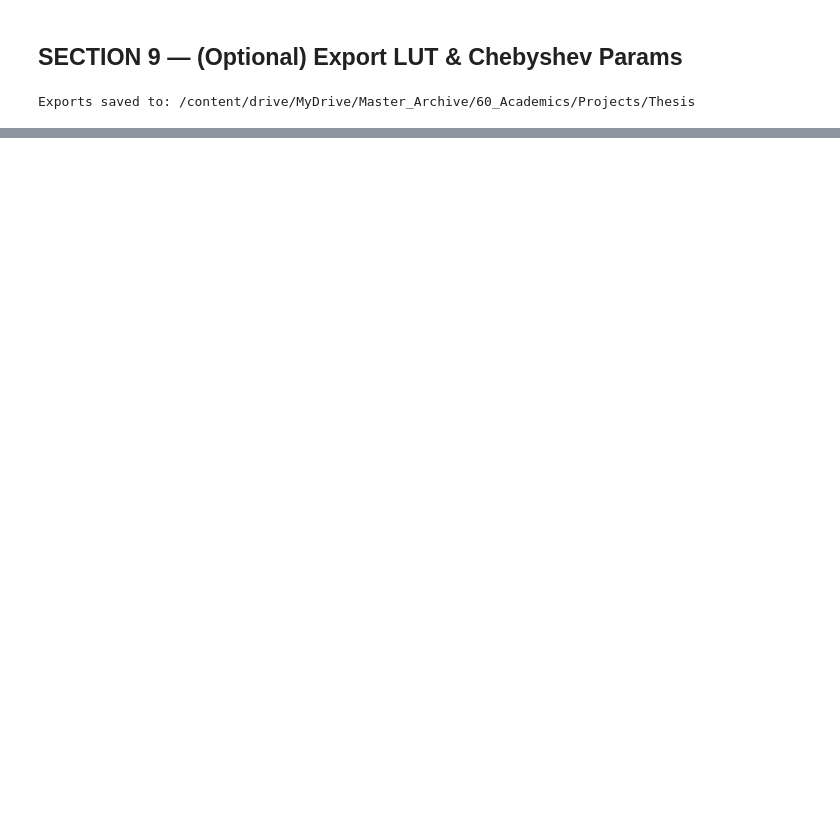
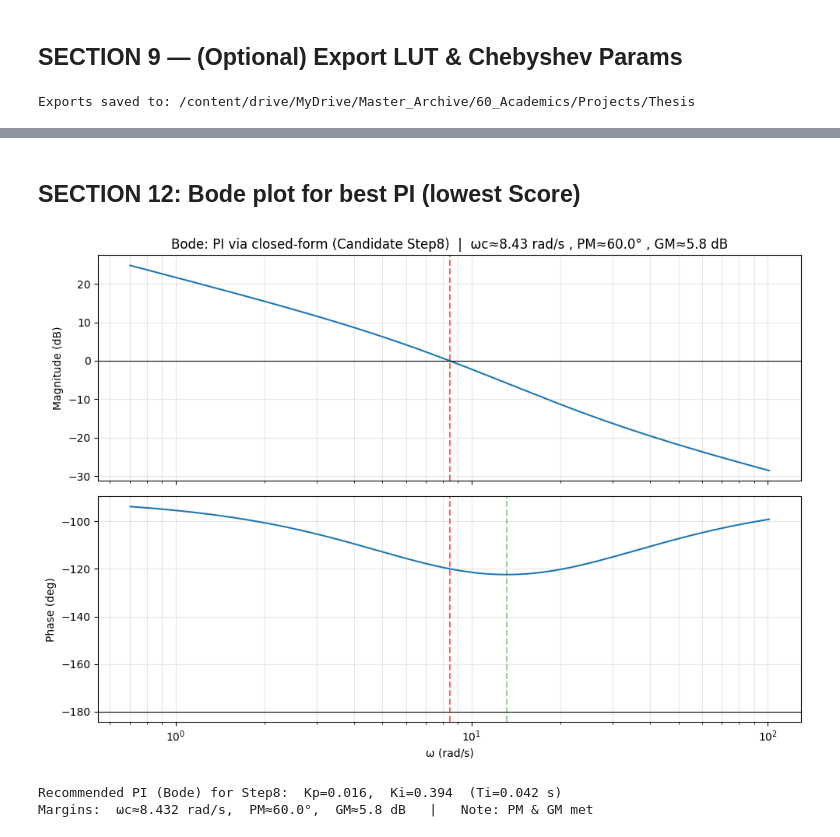
Before and after one commit to Piyushiitk24/dc-motor-signed-bias-deadzone-id-control, a Jupyter notebook: DC_Motor_ID_SignedBias_DeadZone_IMCPI.ipynb, the cells around one changed output, grey strips where cells are left out. Saved outputs shown, nothing was run; the diff lists cells and outputs as text; code cells hidden in the pictures; blank space fills up the shorter version.

```diff
--- a/DC_Motor_ID_SignedBias_DeadZone_IMCPI.ipynb
+++ b/DC_Motor_ID_SignedBias_DeadZone_IMCPI.ipynb
@@ -622,0 +966,32 @@ Exports saved to: /content/drive/MyDrive/Master_Archive/60_Academics/Projects/Th
+# %% [markdown]
+## SECTION 12: Bode plot for best PI (lowest Score)
+# %%
+# --- SECTION 12 (BODE): Bode of recommended PI & reported margins ---
+
+assert len(pi_bode) > 0, "No Bode-plot PI designs found. Try lowering PM_TARGET_DEG or GM_MIN_DB."
+
+best_row = pi_bode.iloc[0]
+name = best_row['Candidate']
+K, tau, D = best_row['K'], best_row['tau'], best_row['Delay D (s)']
+Kp, Ti    = best_row['Kp'], best_row['Ti']
+
+# Frequency grid centered around measured crossover
+w_nom = best_row['ωc (rad/s)']
+w = np.logspace(np.log10(max(w_nom/12, 0.05/max(tau,1e-6))),
+                np.log10(max(w_nom*12, w_nom*1.2)),
+                1600)
+
+Gw = plant_freqresp_first_order(K, tau, D, w)
+Cw = pi_controller_freqresp(Kp, Ti, w)
+Lw = Cw * Gw
+wc, PM, GM_db, w180 = margins_from_loop(Lw, w)
+
+bode_plot(Lw, w, wc=wc, PM=PM, GM_db=GM_db, w180=w180,
+          title=f"Bode: PI via closed-form (Candidate {name})")
+
+print(f"Recommended PI (Bode) for {name}:  Kp={Kp:.3f},  Ki={Kp/Ti:.3f}  (Ti={Ti:.3f} s)")
+print(f"Margins:  ωc≈{wc:.3f} rad/s,  PM≈{PM:.1f}°,  GM≈{GM_db:.1f} dB   |   Note: {best_row['Note']}")
+# %% [output]
+[figure, added]
+Recommended PI (Bode) for Step8:  Kp=0.016,  Ki=0.394  (Ti=0.042 s)
+Margins:  ωc≈8.432 rad/s,  PM≈60.0°,  GM≈5.8 dB   |   Note: PM & GM met
```
Also changed, not shown: parts of 12 cells of this notebook.
